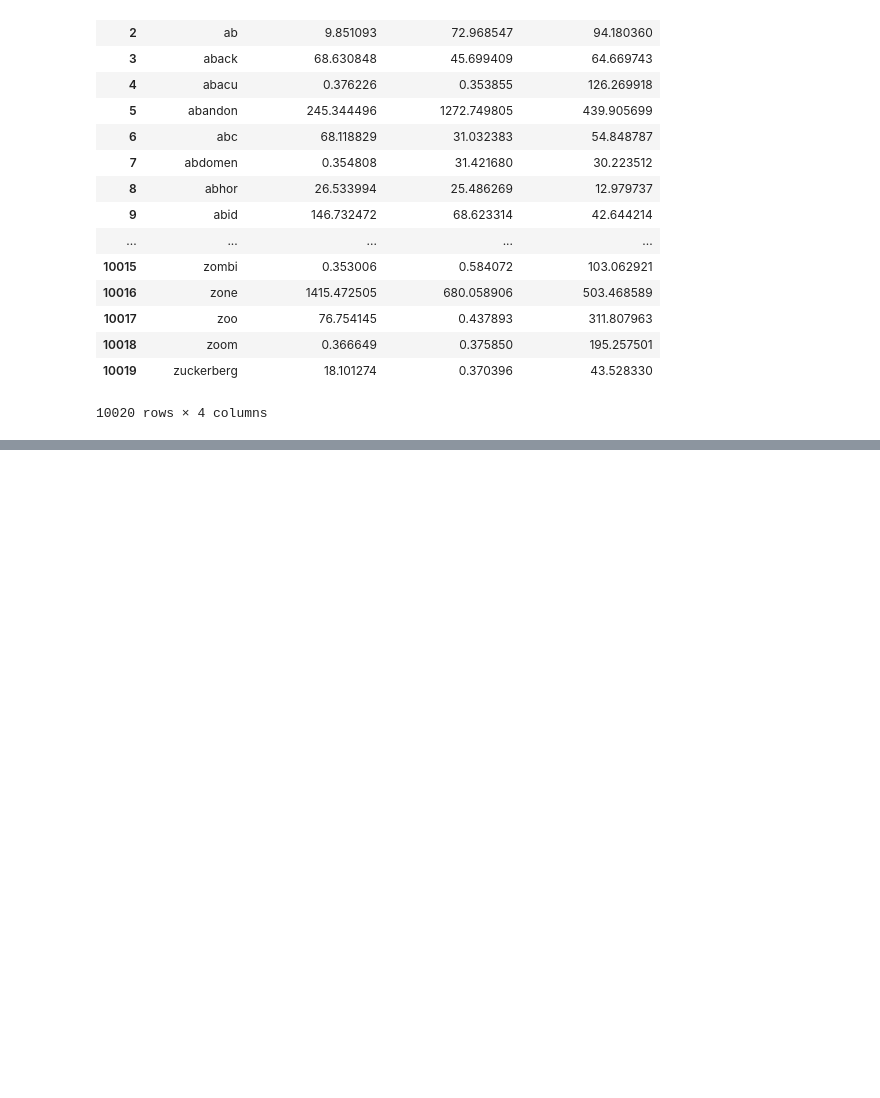
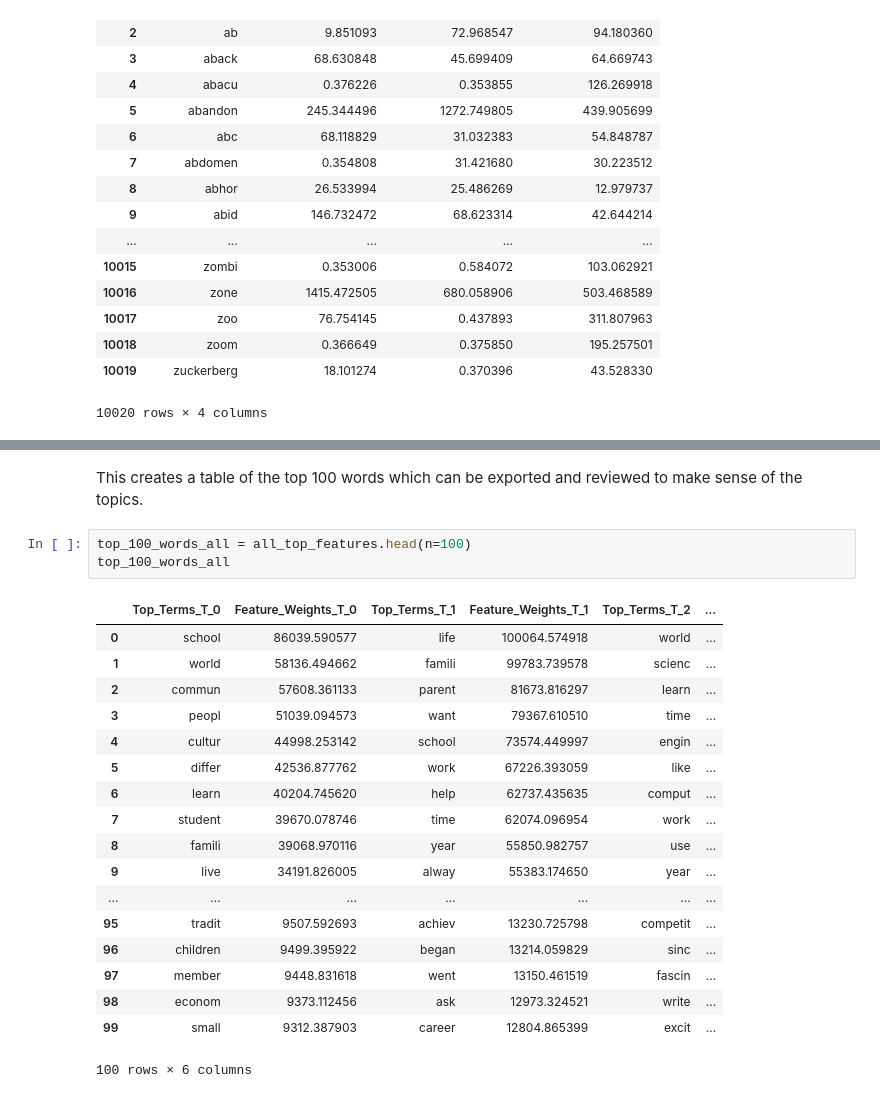
Before and after one commit to BeniamG/Admissions_Essays, a Jupyter notebook: Result_Analysis.ipynb, the cells around one changed output, grey strips where cells are left out. Saved outputs shown, nothing was run; the diff lists cells and outputs as text; blank space fills up the shorter version.

```diff
--- a/Result_Analysis.ipynb
+++ b/Result_Analysis.ipynb
@@ -117,0 +257,24 @@ doc_topic_df_short
+# %% [markdown]
+This creates a table of the top 100 words which can be exported and reviewed to make sense of the topics.
+# %%
+top_100_words_all = all_top_features.head(n=100)
+top_100_words_all
+# %% [output]
+|  | Top_Terms_T_0 | Feature_Weights_T_0 | Top_Terms_T_1 | Feature_Weights_T_1 | Top_Terms_T_2 | ... |
+| 0 | school | 86039.590577 | life | 100064.574918 | world | ... |
+| 1 | world | 58136.494662 | famili | 99783.739578 | scienc | ... |
+| 2 | commun | 57608.361133 | parent | 81673.816297 | learn | ... |
+| 3 | peopl | 51039.094573 | want | 79367.610510 | time | ... |
+| 4 | cultur | 44998.253142 | school | 73574.449997 | engin | ... |
+| 5 | differ | 42536.877762 | work | 67226.393059 | like | ... |
+| 6 | learn | 40204.745620 | help | 62737.435635 | comput | ... |
+| 7 | student | 39670.078746 | time | 62074.096954 | work | ... |
+| 8 | famili | 39068.970116 | year | 55850.982757 | use | ... |
+| 9 | live | 34191.826005 | alway | 55383.174650 | year | ... |
+| ... | ... | ... | ... | ... | ... | ... |
+| 95 | tradit | 9507.592693 | achiev | 13230.725798 | competit | ... |
+| 96 | children | 9499.395922 | began | 13214.059829 | sinc | ... |
+| 97 | member | 9448.831618 | went | 13150.461519 | fascin | ... |
+| 98 | econom | 9373.112456 | ask | 12973.324521 | write | ... |
+| 99 | small | 9312.387903 | career | 12804.865399 | excit | ... |
+100 rows × 6 columns
```
Also changed, not shown: parts of 52 cells of this notebook.
